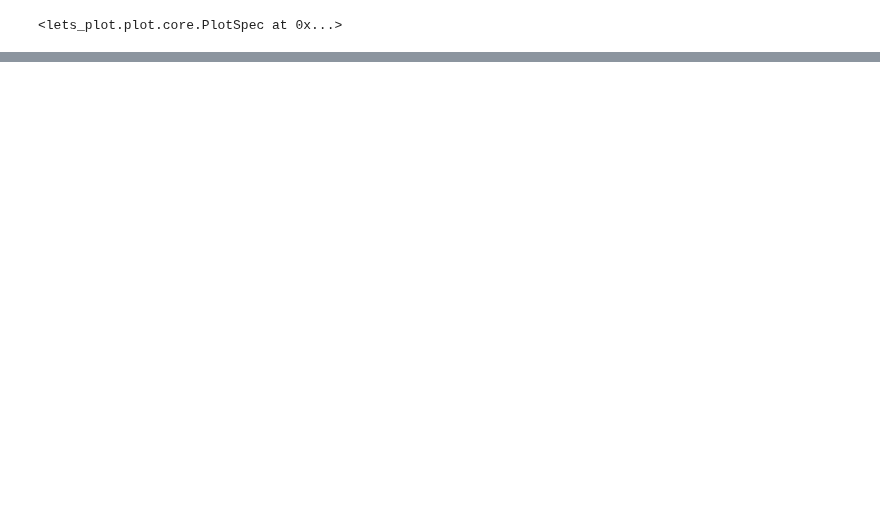
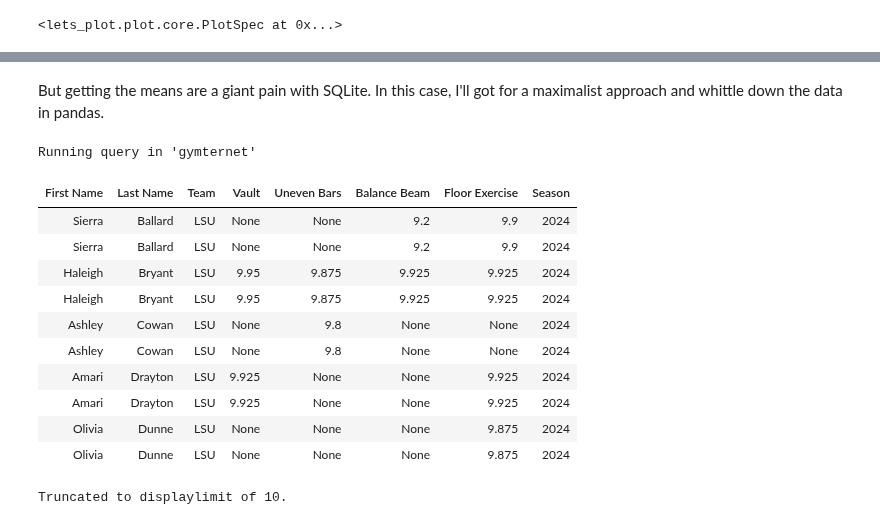
Before and after one commit to LSE-ME204/me204-2024-project-jesatuts2, a Jupyter notebook: notebooks/NB03-EDA-and-Dataviz.ipynb, the cells around one changed output, grey strips where cells are left out. Drawn from its saved outputs; the diff is of its cells as text; code cells hidden in the pictures; blank space fills up the shorter version.

```diff
--- a/notebooks/NB03-EDA-and-Dataviz.ipynb
+++ b/notebooks/NB03-EDA-and-Dataviz.ipynb
@@ -732,0 +680,36 @@ It's easy to do well if you never compete. For the purposes of this analysis, I
+# %% [markdown]
+But getting the means are a giant pain with SQLite. In this case, I'll got for a maximalist approach and whittle down the data in pandas.
+# %%
+%%sql --alias gymternet
+
+SELECT
+    g.gymnast_id AS 'Gymnast ID',
+    g.first_name AS 'First Name',
+    g.last_name AS 'Last Name',
+    t.team_name AS 'Team',
+    r.vt_score AS 'Vault',
+    r.ub_score AS 'Uneven Bars',
+    r.bb_score AS 'Balance Beam',
+    r.fx_score AS 'Floor Exercise',
+    m.year AS 'Season'
+FROM gymnast_results AS r
+LEFT JOIN gymnasts AS g
+ON g.gymnast_id = r.gymnast_id
+LEFT JOIN teams as t
+ON t.team_id = g.team_id
+LEFT JOIN meets as m
+ON m.meet_id = r.meet_id;
+# %% [output]
+Running query in 'gymternet'
+| First Name | Last Name | Team | Vault | Uneven Bars | Balance Beam | Floor Exercise | Season |
+| Sierra | Ballard | LSU | None | None | 9.2 | 9.9 | 2024 |
+| Sierra | Ballard | LSU | None | None | 9.2 | 9.9 | 2024 |
+| Haleigh | Bryant | LSU | 9.95 | 9.875 | 9.925 | 9.925 | 2024 |
+| Haleigh | Bryant | LSU | 9.95 | 9.875 | 9.925 | 9.925 | 2024 |
+| Ashley | Cowan | LSU | None | 9.8 | None | None | 2024 |
+| Ashley | Cowan | LSU | None | 9.8 | None | None | 2024 |
+| Amari | Drayton | LSU | 9.925 | None | None | 9.925 | 2024 |
+| Amari | Drayton | LSU | 9.925 | None | None | 9.925 | 2024 |
+| Olivia | Dunne | LSU | None | None | None | 9.875 | 2024 |
+| Olivia | Dunne | LSU | None | None | None | 9.875 | 2024 |
+Truncated to displaylimit of 10.
```
Also changed, not shown: parts of 28 cells of this notebook, 6 other files.
